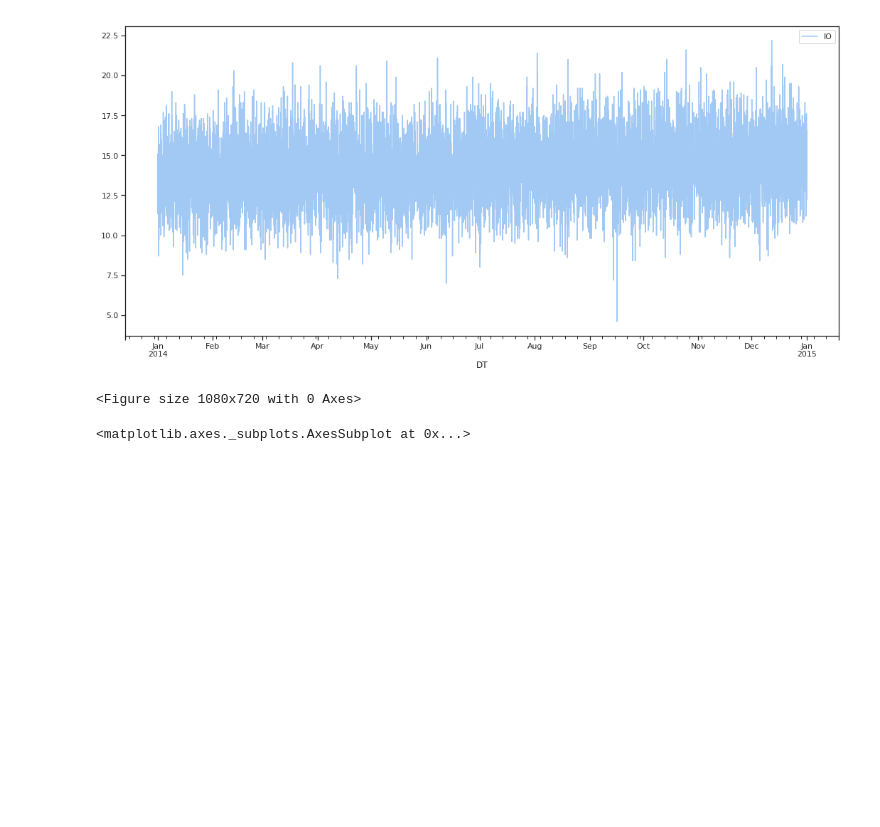
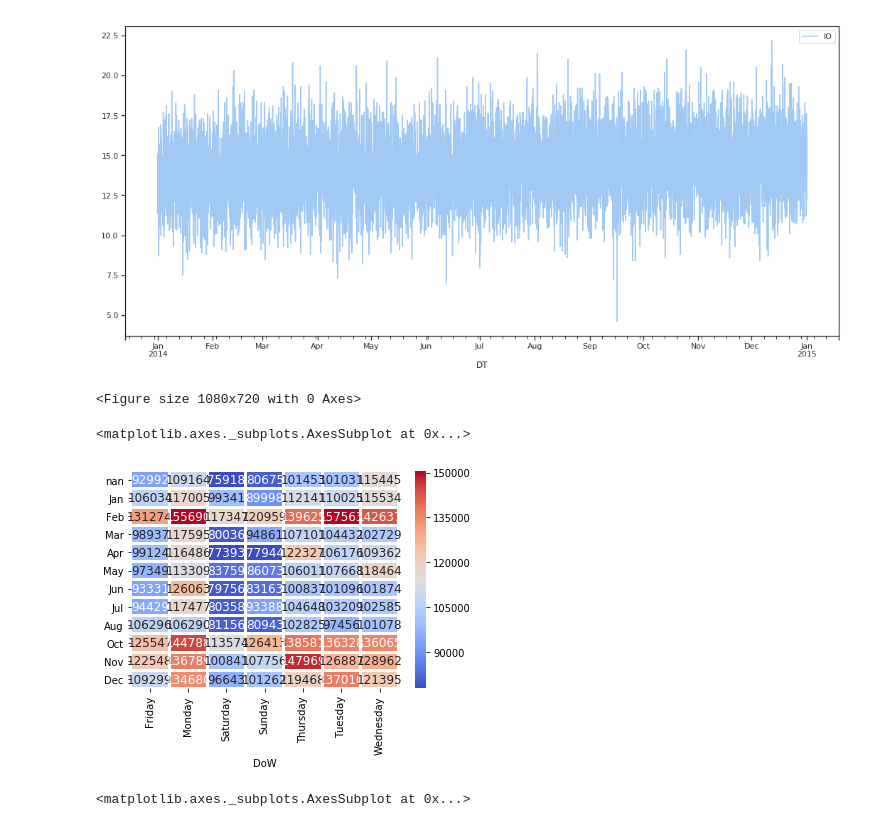
Before and after one commit to nerdiejack/capacity_management, a Jupyter notebook: notebooks/MyWebshopAssignmentWithSolution.ipynb, the cells around one changed output. Cells and saved outputs as stored; diff of their text form; code cells hidden in the pictures; blank space fills up the shorter version.

```diff
--- a/notebooks/MyWebshopAssignmentWithSolution.ipynb
+++ b/notebooks/MyWebshopAssignmentWithSolution.ipynb
@@ -148,6 +148,18 @@ plt.figure(figsize=(15,10))
 [figure]
 [figure]
 <Figure size 1080x720 with 0 Axes>
+# %%
+import seaborn as sns
+
+df_heat = pd.pivot_table(data = df, index ='MoY',values = 'VPH',columns= 'DoW')
+df_heat.index = pd.Categorical(df_heat.index, ["Jan", "Feb", "Mar", "Apr", "May", "Jun", "Jul", "Aug", "Sepr", "Oct", "Nov", "Dec"])
+df_heat.index = df_heat.index.sort_values(ascending=True)
+#print(df_heat.head(3))
+plt.figure(figsize=(15,10))
+sns.heatmap(df_heat, cmap='coolwarm', robust=True, annot=True, fmt=".0f", annot_kws={'size':12}, linewidths=2)
+# %% [output]
+<matplotlib.axes._subplots.AxesSubplot at 0x...>
+[figure, added]
 # %%
 import seaborn as sns
 df_heat = pd.pivot_table(data = df, index ='MoY',values = 'VPH',columns= 'DoW')
```
